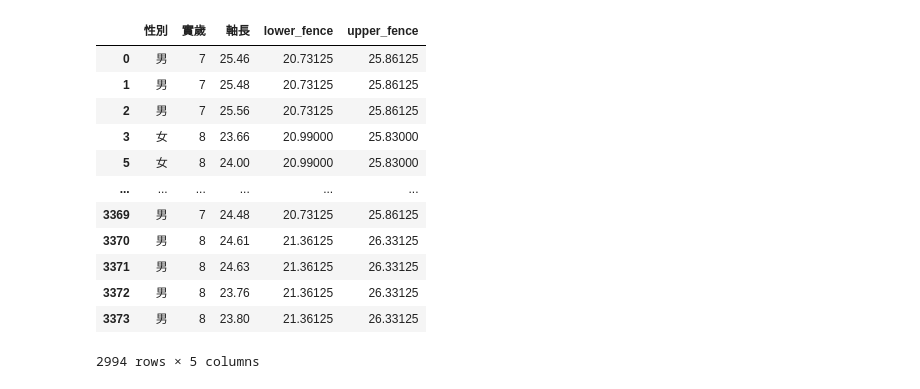
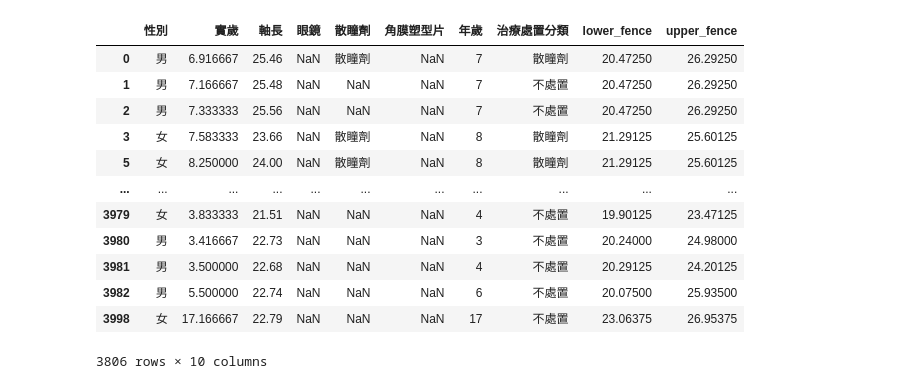
Before and after one commit to neurobit-ai/eyeForm, a Jupyter notebook: data_to_plot.ipynb, the cells around one changed output. Saved outputs shown, nothing was run; the diff lists cells and outputs as text; code cells hidden in the pictures.

```diff
--- a/data_to_plot.ipynb
+++ b/data_to_plot.ipynb
@@ -83,5 +83,6 @@ age
 # %%
-data['實歲'] = age[0].astype(int) + (age[1].astype(int) >= 6).astype(int)
+data['實歲'] = age[0].astype(int) + age[1].astype(int) / 12
+data['年歲'] = age[0].astype(int) + (age[1].astype(int) >= 6).astype(int) # round() could be wrong
 data['軸長'] = data['軸長'].astype(float)
 data
 # %% [output]
@@ -100,0 +102,5 @@ data
+# %%
+data.loc[data['散瞳劑'] > 0, '散瞳劑'] = '散瞳劑'
+data['治療處置分類'] = data['眼鏡'].fillna('') + data['散瞳劑'].fillna('') + data['角膜塑型片'].fillna('')
+data['治療處置分類'] = data['治療處置分類'].replace({'': '不處置'})
+data['治療處置分類'].value_counts()
@@ -101,32 +135,34 @@ data
 # %%
 import numpy as np
 def percentile(q):
-    return lambda a: np.percentile(a, q)
+    def function(a):
+        return np.percentile(a, q)
+    function.__name__ = f'P{q}'
+    return function
 # %%
-quartile = data.groupby(['性別', '實歲'])['軸長'].aggregate([percentile(25), percentile(75)])
-IQR = quartile['<lambda_1>'] - quartile['<lambda_0>']
-lower_fence = quartile['<lambda_0>'] - IQR * 1.5
-upper_fence = quartile['<lambda_1>'] + IQR * 1.5
+quartile = data.groupby(['性別', '年歲'])['軸長'].aggregate([percentile(25), percentile(75)])
+IQR = quartile['P75'] - quartile['P25']
+lower_fence = quartile['P25'] - IQR * 1.5
+upper_fence = quartile['P75'] + IQR * 1.5
 # %%
-for i in lower_fence.index:
-    data.loc[(data['性別'] == i[0]) & (data['實歲'] == i[1]), 'lower_fence'] = lower_fence[i]
-for i in upper_fence.index:
-    data.loc[(data['性別'] == i[0]) & (data['實歲'] == i[1]), 'upper_fence'] = upper_fence[i]
+for i in quartile.index:
+    data.loc[(data['性別'] == i[0]) & (data['年歲'] == i[1]), 'lower_fence'] = lower_fence[i]
+    data.loc[(data['性別'] == i[0]) & (data['年歲'] == i[1]), 'upper_fence'] = upper_fence[i]
 data
 # %% [output]
-|  | 性別 | 實歲 | 軸長 | lower_fence | upper_fence |
-| 0 | 男 | 7 | 25.46 | 20.73125 | 25.86125 |
-| 1 | 男 | 7 | 25.48 | 20.73125 | 25.86125 |
-| 2 | 男 | 7 | 25.56 | 20.73125 | 25.86125 |
-| 3 | 女 | 8 | 23.66 | 20.99000 | 25.83000 |
-| 5 | 女 | 8 | 24.00 | 20.99000 | 25.83000 |
-| ... | ... | ... | ... | ... | ... |
-| 3369 | 男 | 7 | 24.48 | 20.73125 | 25.86125 |
-| 3370 | 男 | 8 | 24.61 | 21.36125 | 26.33125 |
-| 3371 | 男 | 8 | 24.63 | 21.36125 | 26.33125 |
-| 3372 | 男 | 8 | 23.76 | 21.36125 | 26.33125 |
-| 3373 | 男 | 8 | 23.80 | 21.36125 | 26.33125 |
+|  | 性別 | 實歲 | 軸長 | 眼鏡 | 散瞳劑 | 角膜塑型片 | 年歲 | 治療處置分類 | lower_fence | upper_fence |
+| 0 | 男 | 6.916667 | 25.46 | NaN | 散瞳劑 | NaN | 7 | 散瞳劑 | 20.47250 | 26.29250 |
+| 1 | 男 | 7.166667 | 25.48 | NaN | NaN | NaN | 7 | 不處置 | 20.47250 | 26.29250 |
+| 2 | 男 | 7.333333 | 25.56 | NaN | NaN | NaN | 7 | 不處置 | 20.47250 | 26.29250 |
+| 3 | 女 | 7.583333 | 23.66 | NaN | 散瞳劑 | NaN | 8 | 散瞳劑 | 21.29125 | 25.60125 |
+| 5 | 女 | 8.250000 | 24.00 | NaN | 散瞳劑 | NaN | 8 | 散瞳劑 | 21.29125 | 25.60125 |
+| ... | ... | ... | ... | ... | ... | ... | ... | ... | ... | ... |
+| 3979 | 女 | 3.833333 | 21.51 | NaN | NaN | NaN | 4 | 不處置 | 19.90125 | 23.47125 |
+| 3980 | 男 | 3.416667 | 22.73 | NaN | NaN | NaN | 3 | 不處置 | 20.24000 | 24.98000 |
+| 3981 | 男 | 3.500000 | 22.68 | NaN | NaN | NaN | 4 | 不處置 | 20.29125 | 24.20125 |
+| 3982 | 男 | 5.500000 | 22.74 | NaN | NaN | NaN | 6 | 不處置 | 20.07500 | 25.93500 |
+| 3998 | 女 | 17.166667 | 22.79 | NaN | NaN | NaN | 17 | 不處置 | 23.06375 | 26.95375 |
-2994 rows × 5 columns
+3806 rows × 10 columns
 # %%
 data_without_outliers = data[(data['軸長'] > data['lower_fence']) & (data['軸長'] < data['upper_fence'])]
 data_without_outliers
```
Also changed, not shown: parts of 14 cells of this notebook.
